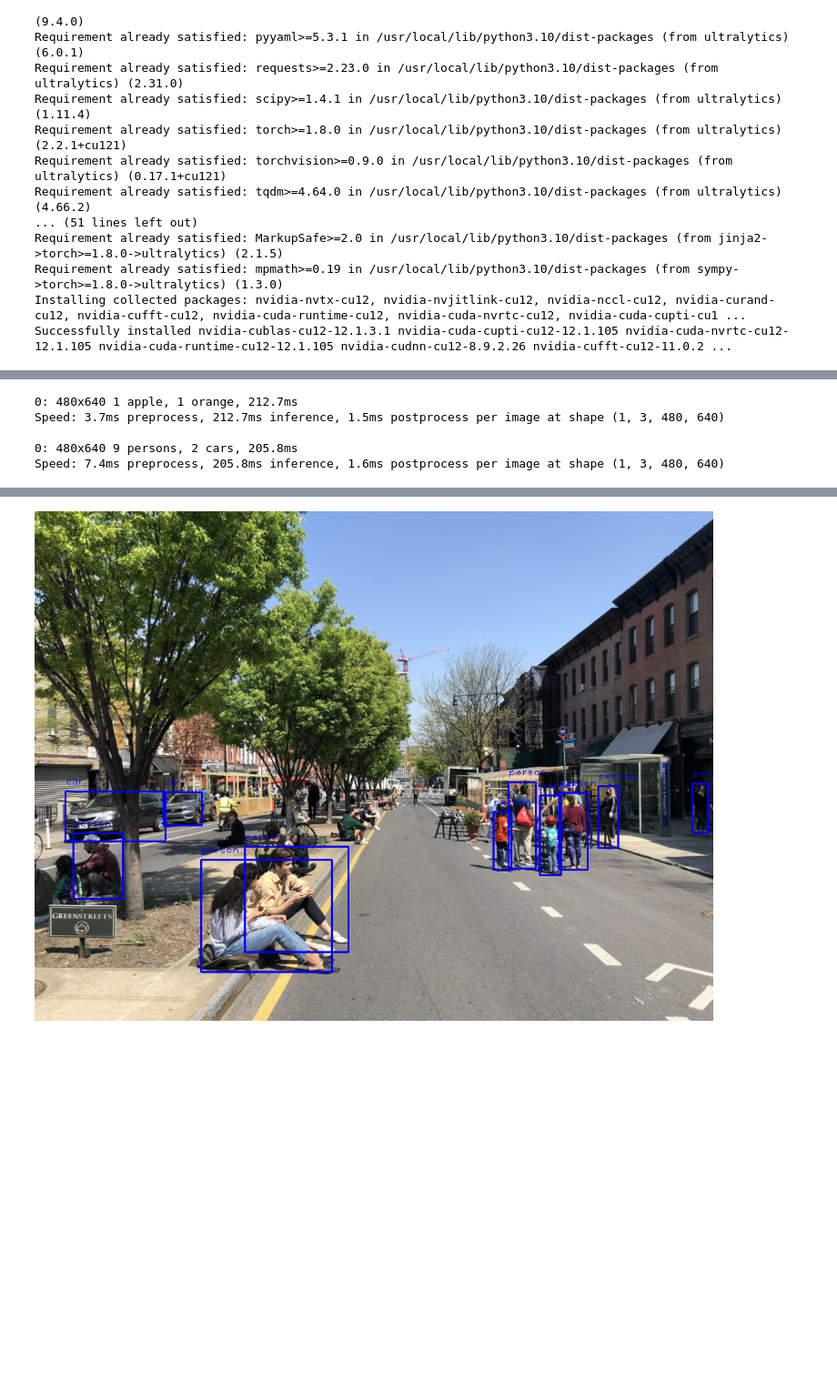
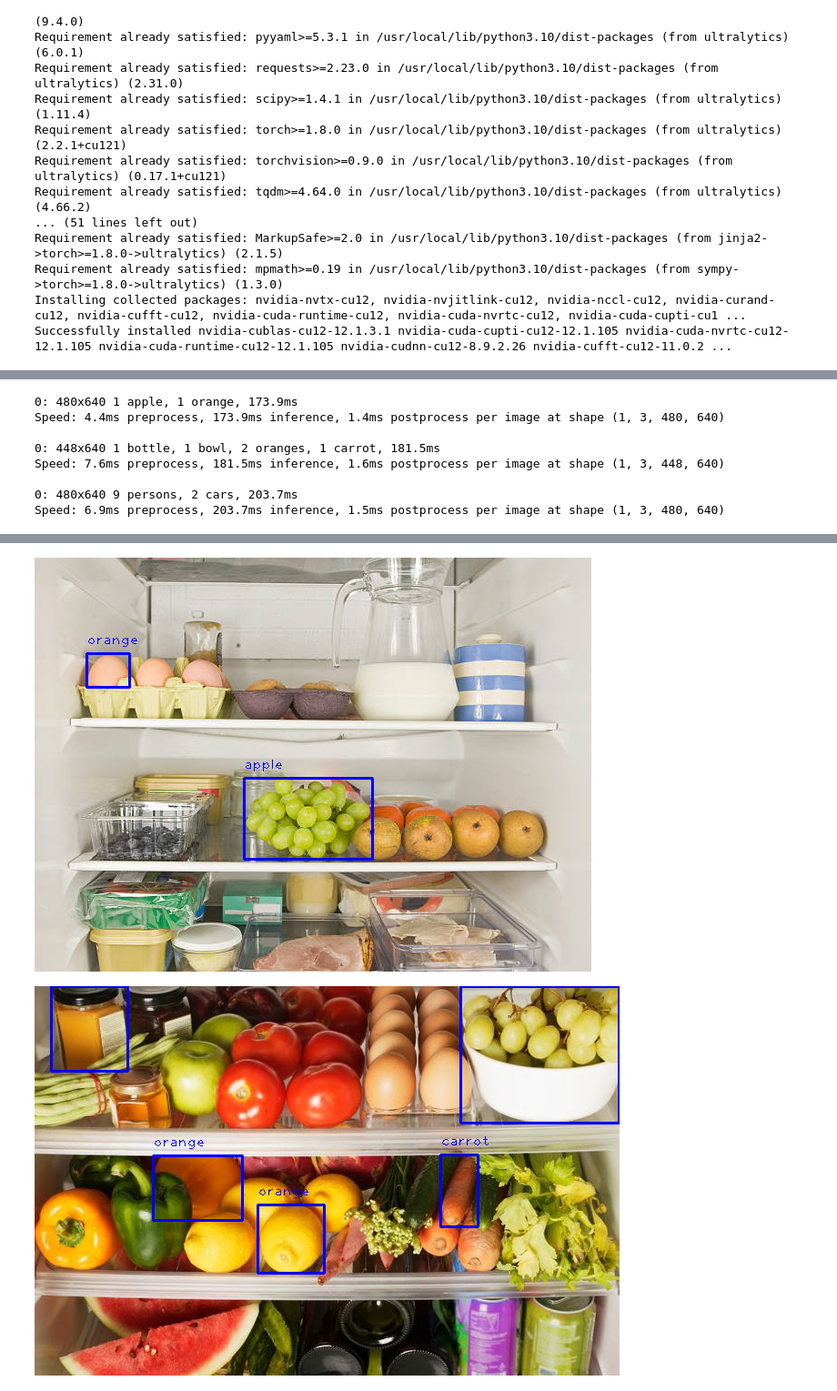
Before and after one commit to nurikahraman/FoodTracker, a Jupyter notebook: TEST_YOLOv8.ipynb, the cells around one changed output, grey strips where cells are left out. Shown at 91% size. Saved outputs shown, nothing was run; the diff lists cells and outputs as text; code cells hidden in the pictures; blank space fills up the shorter version.

```diff
--- a/TEST_YOLOv8.ipynb
+++ b/TEST_YOLOv8.ipynb
@@ -50,25 +52,33 @@ def predict_and_detect(chosen_model, img, classes=[], conf=0.5):
 from google.colab.patches import cv2_imshow
 
 # read the image
-street_image = cv2.imread("/content/FridgeIngredients.jpg", cv2.IMREAD_UNCHANGED)
-result_street_image = predict_and_detect(model, street_image, classes=[], conf=0.5)
+fridge_image = cv2.imread("/content/FridgeIngredients1.jpg", cv2.IMREAD_UNCHANGED)
+result_fridge1_image = predict_and_detect(model, fridge_image, classes=[], conf=0.5)
 
 # read the image
-fridge_image = cv2.imread("/content/OpenStreetsVandy-1024x768.jpeg", cv2.IMREAD_UNCHANGED)
-result_fridge_image = predict_and_detect(model, fridge_image, classes=[], conf=0.5)
+fridge_image = cv2.imread("/content/FridgeIngredients2.jpg", cv2.IMREAD_UNCHANGED)
+result_fridge2_image = predict_and_detect(model, fridge_image, classes=[], conf=0.5)
+
+# read the image
+street_image = cv2.imread("/content/OpenStreetsVandy-1024x768.jpeg", cv2.IMREAD_UNCHANGED)
+result_street_image = predict_and_detect(model, street_image, classes=[], conf=0.5)
 
 # display the images using cv2_imshow()
 cv2_imshow(result_street_image)
-cv2_imshow(result_fridge_image)
+cv2_imshow(result_fridge1_image)
+cv2_imshow(result_fridge2_image)
 
 # save image to Colab Storage
-cv2.imwrite("/content/", result_street_image)
-cv2.waitKey(0)
-cv2.imwrite("/content/", result_fridge_image)
-cv2.waitKey(0)
+#cv2.imwrite("/content/", result_street_image)
+#cv2.waitKey(0)
+#cv2.imwrite("/content/", result_fridge_image)
+#cv2.waitKey(0)
 # %% [output]
-0: 480x640 1 apple, 1 orange, 212.7ms
-Speed: 3.7ms preprocess, 212.7ms inference, 1.5ms postprocess per image at shape (1, 3, 480, 640)
+0: 480x640 1 apple, 1 orange, 173.9ms
+Speed: 4.4ms preprocess, 173.9ms inference, 1.4ms postprocess per image at shape (1, 3, 480, 640)
 
-0: 480x640 9 persons, 2 cars, 205.8ms
-Speed: 7.4ms preprocess, 205.8ms inference, 1.6ms postprocess per image at shape (1, 3, 480, 640)
+0: 448x640 1 bottle, 1 bowl, 2 oranges, 1 carrot, 181.5ms
+Speed: 7.6ms preprocess, 181.5ms inference, 1.6ms postprocess per image at shape (1, 3, 448, 640)
+
+0: 480x640 9 persons, 2 cars, 203.7ms
+Speed: 6.9ms preprocess, 203.7ms inference, 1.5ms postprocess per image at shape (1, 3, 480, 640)
@@ -76 +86,2 @@ Speed: 7.4ms preprocess, 205.8ms inference, 1.6ms postprocess per image at shape
-[figure, old version]
+[figure, new version]
+[figure, added]
```
Also changed, not shown: parts of 2 cells of this notebook.
